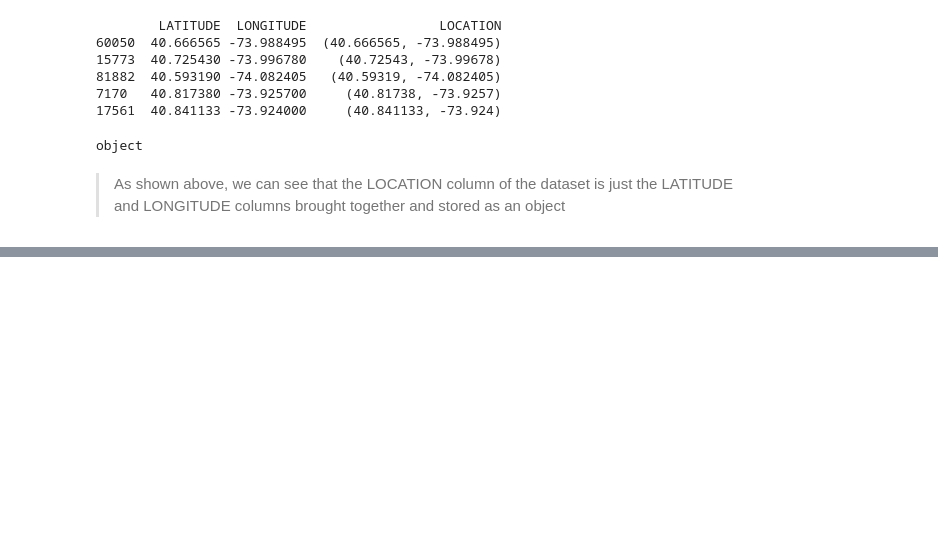
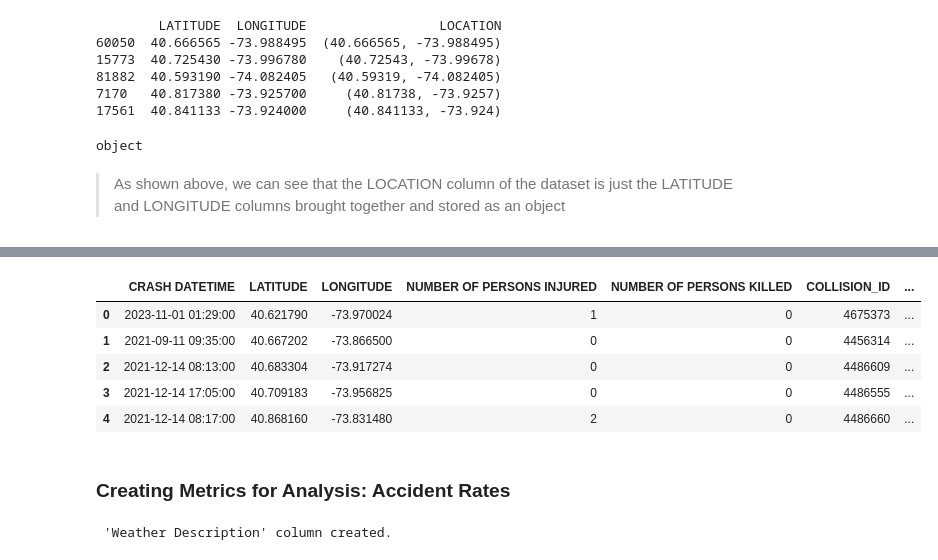
Before and after one commit to aha2270/Weather-Impact-on-Traffic-Accidents-NYC, a Jupyter notebook: Weather-Impact-Analysis.ipynb, the cells around one changed output, grey strips where cells are left out. Cells and saved outputs as stored; diff of their text form; code cells hidden in the pictures; blank space fills up the shorter version.

Commit message:
Completed Section 3: Data Cleaning and Preperation

```diff
--- a/Weather-Impact-Analysis.ipynb
+++ b/Weather-Impact-Analysis.ipynb
@@ -362,0 +417,3 @@ object
+# %%
+# Drops an entry if either the latitude or longitude is missing
+motor_accident_cleaned.dropna(subset=['LATITUDE', 'LONGITUDE'], how='any', inplace=True)
@@ -362,0 +430,9 @@ object
+# %%
+# Create a new string column to hold the combined CRASH DATE and CRASH TIME columns
+motor_accident_cleaned['CRASH DATETIME STR'] = motor_accident_cleaned['CRASH DATE'].dt.strftime('%Y-%m-%d') + ' ' + motor_accident_cleaned['CRASH TIME'].astype(str)
+
+# Convert this placeholder column into a proper datetime object
+motor_accident_cleaned['CRASH DATETIME'] = pd.to_datetime(motor_accident_cleaned['CRASH DATETIME STR'], errors='coerce')
+
+# Drop the old CRASH DATE, CRASH TIME, and placeholder CRASH DATETIME STR columns from the dataset
+motor_accident_cleaned.drop(columns=['CRASH DATE', 'CRASH TIME', 'CRASH DATETIME STR'], inplace=True)
@@ -362,0 +441,12 @@ object
+# %%
+#Sets the new CRASH DATETIME column to the front when printing data
+cols = motor_accident_cleaned.columns.tolist()
+
+#Removes the column CRASH DATETIME that is at the end of dataset
+cols.remove('CRASH DATETIME')
+
+#Inserts the CRASH DATETIME to the beginning of the dataset
+cols.insert(0, 'CRASH DATETIME')
+
+#Applies this change to the cleaned dataset
+motor_accident_cleaned = motor_accident_cleaned[cols]
@@ -362,0 +553,50 @@ object
+# %%
+# Drop any rows with nulls in the weather data
+nyc_weather_cleaned.dropna(inplace=True)
+
+# Converts the 'time' column to date objects
+nyc_weather_cleaned['time'] = pd.to_datetime(nyc_weather_cleaned['time']).dt.date
+
+# Renames the  'time' column to 'CRASH DATE ONLY' for the merge
+nyc_weather_cleaned.rename(columns={'time': 'CRASH DATE ONLY'}, inplace=True)
+
+# Creates a date only column for the puropse of the merge
+motor_accident_cleaned['CRASH DATE ONLY'] = motor_accident_cleaned['CRASH DATETIME'].dt.date
+
+# Merges the dataset with motor accidents on the left and weather on the right so data is filled to the accidents if available
+merged_df = pd.merge(motor_accident_cleaned, nyc_weather_cleaned, on='CRASH DATE ONLY', how='left')
+
+# Drop the temporary 'CRASH DATE ONLY' column from the merged_df
+merged_df.drop(columns=['CRASH DATE ONLY'], inplace=True)
+# %%
+merged_df.head()
+# %% [output]
+|  | CRASH DATETIME | LATITUDE | LONGITUDE | NUMBER OF PERSONS INJURED | NUMBER OF PERSONS KILLED | COLLISION_ID | ... |
+| 0 | 2023-11-01 01:29:00 | 40.621790 | -73.970024 | 1 | 0 | 4675373 | ... |
+| 1 | 2021-09-11 09:35:00 | 40.667202 | -73.866500 | 0 | 0 | 4456314 | ... |
+| 2 | 2021-12-14 08:13:00 | 40.683304 | -73.917274 | 0 | 0 | 4486609 | ... |
+| 3 | 2021-12-14 17:05:00 | 40.709183 | -73.956825 | 0 | 0 | 4486555 | ... |
+| 4 | 2021-12-14 08:17:00 | 40.868160 | -73.831480 | 2 | 0 | 4486660 | ... |
+# %% [markdown]
+### Creating Metrics for Analysis: Accident Rates
+# %%
+# Creating a weather code column that stores the string representation (i.e. 53 = Drizzle: Moderate) for analysis purposes
+# All weather codes provided are found one the open-meteo website
+weather_code_mapping = {
+    0: 'Clear sky', 1: 'Mainly clear', 2: 'Partly cloudy', 3: 'Overcast',
+    45: 'Fog', 48: 'Depositing rime fog', 51: 'Drizzle: Light',
+    53: 'Drizzle: Moderate', 55: 'Drizzle: Dense',
+    56: 'Freezing Drizzle: Light', 57: 'Freezing Drizzle: Dense',
+    61: 'Rain: Light', 63: 'Rain: Moderate', 65: 'Rain: Heavy',
+    66: 'Freezing Rain: Light', 67: 'Freezing Rain: Heavy',
+    71: 'Snow fall: Light', 73: 'Snow fall: Moderate', 75: 'Snow fall: Heavy',
+    77: 'Snow grains', 80: 'Rain showers: Light', 81: 'Rain showers: Moderate',
+    82: 'Rain showers: Violent', 85: 'Snow showers: Light',
+    86: 'Snow showers: Heavy', 95: 'Thunderstorm: Slight or moderate',
+    96: 'Thunderstorm with slight hail', 99: 'Thunderstorm with heavy hail'
+}
+if 'Weather Description' not in merged_df.columns:
+    merged_df['Weather Description'] = merged_df['weather_code'].map(weather_code_mapping)
+    print(" 'Weather Description' column created.")
+# %% [output]
+ 'Weather Description' column created.
```
Also changed, not shown: parts of 48 cells of this notebook.
